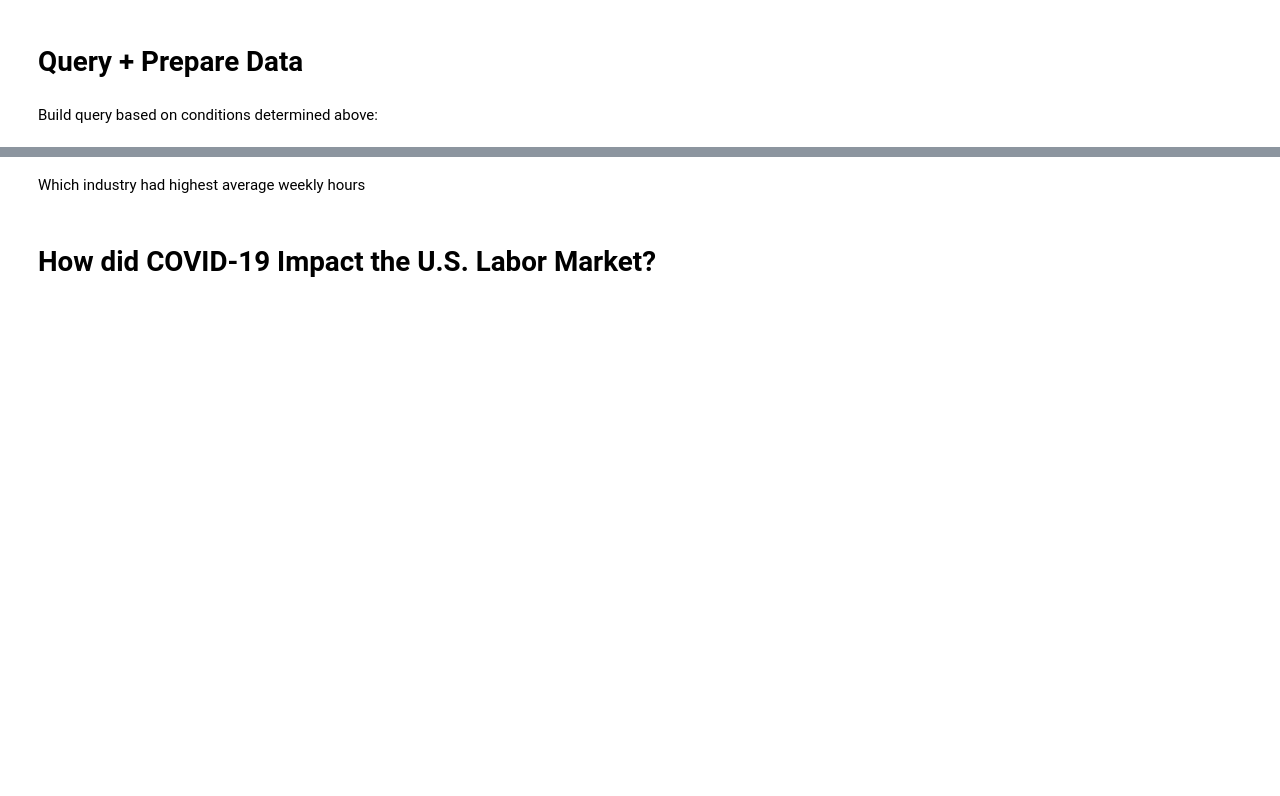
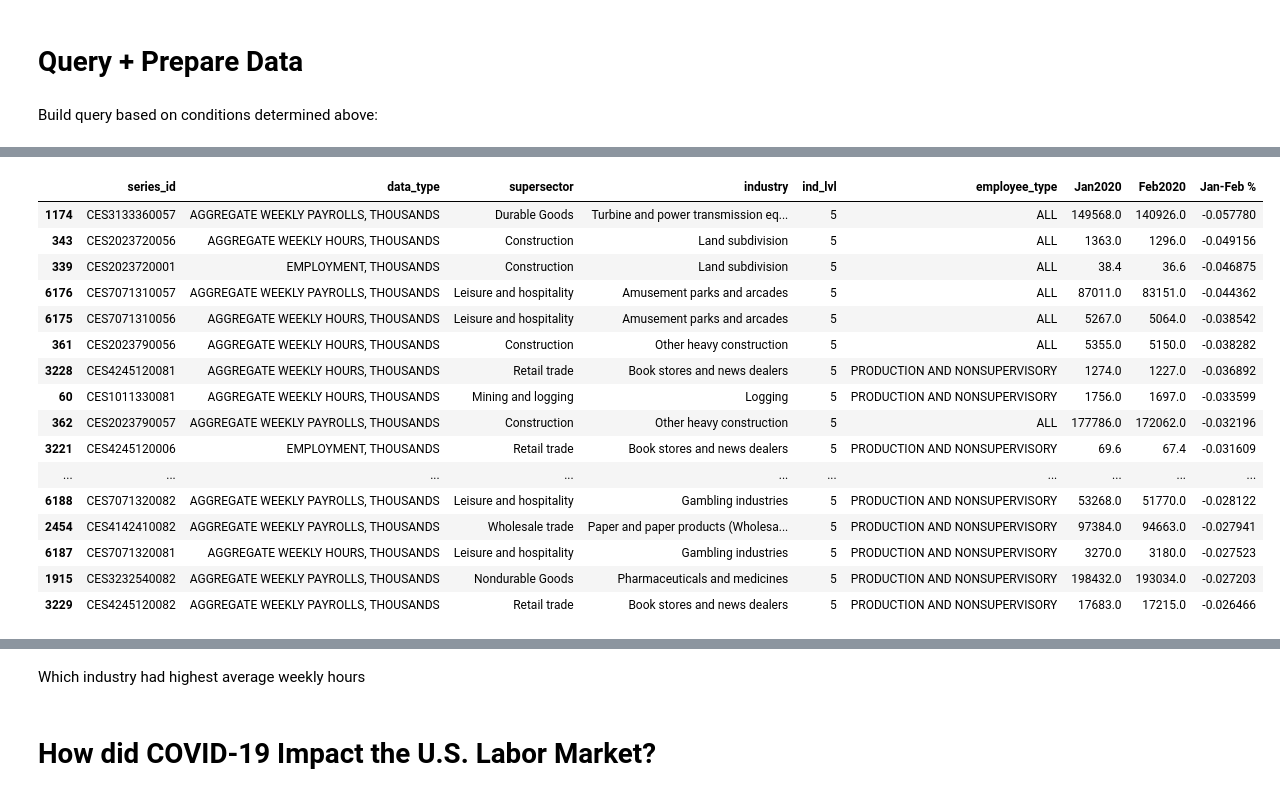
Before and after one commit to heisxiang/impact-recovery, a Jupyter notebook: c19IR.ipynb, the cells around one changed output, grey strips where cells are left out. Drawn from its saved outputs; the diff is of its cells as text; code cells hidden in the pictures; blank space fills up the shorter version.

```diff
--- a/c19IR.ipynb
+++ b/c19IR.ipynb
@@ -574,8 +564,7 @@ list(dfall.columns[2:])
 # %%
-# transform queried data into final form
+# transform queried data into simplified form
 
-# final DF
-# columns = ['series_id', 'data_type', 'supersector', 'industry', 'ind_lvl', 'employee', 'Avg2019', 'Jan2020', 'Feb2020', 'Apr2020', 'change', '% change']
+# final DF columns = ['series_id', 'data_type', 'supersector', 'industry', 'ind_lvl', 'employee', 'Avg2019', 'Jan2020', 'Feb2020', 'Apr2020', 'change', '% change']
 
 cols = ['series_id',
         'data_type',
@@ -584,11 +573,12 @@ cols = ['series_id',
         'ind_lvl',
         'employee_type']
 
-df0 = dfall[cdate19].groupby(cols).value.mean().rename('Avg2019').reset_index()
-df0['Jan2020'] = dfall[cdatep].groupby(cols).value.mean().values
-df0['Feb2020'] = dfall[cdatea].groupby(cols).value.mean().values
-df0['Apr2020'] = dfall[cdateb].groupby(cols).value.mean().values
-df0['change'] = df0['Apr2020'] - df0['Feb2020']
-df0['% change'] = (df0['Apr2020'] - df0['Feb2020']) / df0['Feb2020']
+df = dfall[cdate19].groupby(cols).value.mean().rename('Avg2019').reset_index()
+df['Jan2020'] = dfall[cdatep].groupby(cols).value.mean().values
+df['Feb2020'] = dfall[cdatea].groupby(cols).value.mean().values
+df['Apr2020'] = dfall[cdateb].groupby(cols).value.mean().values
+df['change'] = df['Apr2020'] - df['Feb2020']
+df['% change'] = (df['Apr2020'] - df['Feb2020']) / df['Feb2020']
 
-display(df0)
+dff = df
+display(dff)
@@ -604,0 +615,5 @@ time-series simple viz: e,h,e (all vs ns)
+# %%
+dfPC = dff.iloc[:, [0,1,2,3,4,5,7,8]]
+dfPC['Jan-Feb %'] = (dfPC['Feb2020'] - dfPC['Jan2020']) / dfPC['Jan2020']
+dfPC[(dfPC['Jan-Feb %'] > 0)
+     & dfPC.data_type.isin(basic)]
@@ -605 +634,23 @@ time-series simple viz: e,h,e (all vs ns)
+# %%
+dfPC[(dfPC['Jan-Feb %'] < 0)
+     & dfPC.data_type.isin(basic)
+     & (dfPC.ind_lvl == 5)].sort_values(by='Jan-Feb %').head(20)
+# %% [output]
+|  | series_id | data_type | supersector | industry | ind_lvl | employee_type | Jan2020 | Feb2020 | Jan-Feb % |
+| 1174 | CES3133360057 | AGGREGATE WEEKLY PAYROLLS, THOUSANDS | Durable Goods | Turbine and power transmission eq... | 5 | ALL | 149568.0 | 140926.0 | -0.057780 |
+| 343 | CES2023720056 | AGGREGATE WEEKLY HOURS, THOUSANDS | Construction | Land subdivision | 5 | ALL | 1363.0 | 1296.0 | -0.049156 |
+| 339 | CES2023720001 | EMPLOYMENT, THOUSANDS | Construction | Land subdivision | 5 | ALL | 38.4 | 36.6 | -0.046875 |
+| 6176 | CES7071310057 | AGGREGATE WEEKLY PAYROLLS, THOUSANDS | Leisure and hospitality | Amusement parks and arcades | 5 | ALL | 87011.0 | 83151.0 | -0.044362 |
+| 6175 | CES7071310056 | AGGREGATE WEEKLY HOURS, THOUSANDS | Leisure and hospitality | Amusement parks and arcades | 5 | ALL | 5267.0 | 5064.0 | -0.038542 |
+| 361 | CES2023790056 | AGGREGATE WEEKLY HOURS, THOUSANDS | Construction | Other heavy construction | 5 | ALL | 5355.0 | 5150.0 | -0.038282 |
+| 3228 | CES4245120081 | AGGREGATE WEEKLY HOURS, THOUSANDS | Retail trade | Book stores and news dealers | 5 | PRODUCTION AND NONSUPERVISORY | 1274.0 | 1227.0 | -0.036892 |
+| 60 | CES1011330081 | AGGREGATE WEEKLY HOURS, THOUSANDS | Mining and logging | Logging | 5 | PRODUCTION AND NONSUPERVISORY | 1756.0 | 1697.0 | -0.033599 |
+| 362 | CES2023790057 | AGGREGATE WEEKLY PAYROLLS, THOUSANDS | Construction | Other heavy construction | 5 | ALL | 177786.0 | 172062.0 | -0.032196 |
+| 3221 | CES4245120006 | EMPLOYMENT, THOUSANDS | Retail trade | Book stores and news dealers | 5 | PRODUCTION AND NONSUPERVISORY | 69.6 | 67.4 | -0.031609 |
+| ... | ... | ... | ... | ... | ... | ... | ... | ... | ... |
+| 6188 | CES7071320082 | AGGREGATE WEEKLY PAYROLLS, THOUSANDS | Leisure and hospitality | Gambling industries | 5 | PRODUCTION AND NONSUPERVISORY | 53268.0 | 51770.0 | -0.028122 |
+| 2454 | CES4142410082 | AGGREGATE WEEKLY PAYROLLS, THOUSANDS | Wholesale trade | Paper and paper products (Wholesa... | 5 | PRODUCTION AND NONSUPERVISORY | 97384.0 | 94663.0 | -0.027941 |
+| 6187 | CES7071320081 | AGGREGATE WEEKLY HOURS, THOUSANDS | Leisure and hospitality | Gambling industries | 5 | PRODUCTION AND NONSUPERVISORY | 3270.0 | 3180.0 | -0.027523 |
+| 1915 | CES3232540082 | AGGREGATE WEEKLY PAYROLLS, THOUSANDS | Nondurable Goods | Pharmaceuticals and medicines | 5 | PRODUCTION AND NONSUPERVISORY | 198432.0 | 193034.0 | -0.027203 |
+| 3229 | CES4245120082 | AGGREGATE WEEKLY PAYROLLS, THOUSANDS | Retail trade | Book stores and news dealers | 5 | PRODUCTION AND NONSUPERVISORY | 17683.0 | 17215.0 | -0.026466 |
 # %%
```
Also changed, not shown: parts of 71 cells of this notebook.
